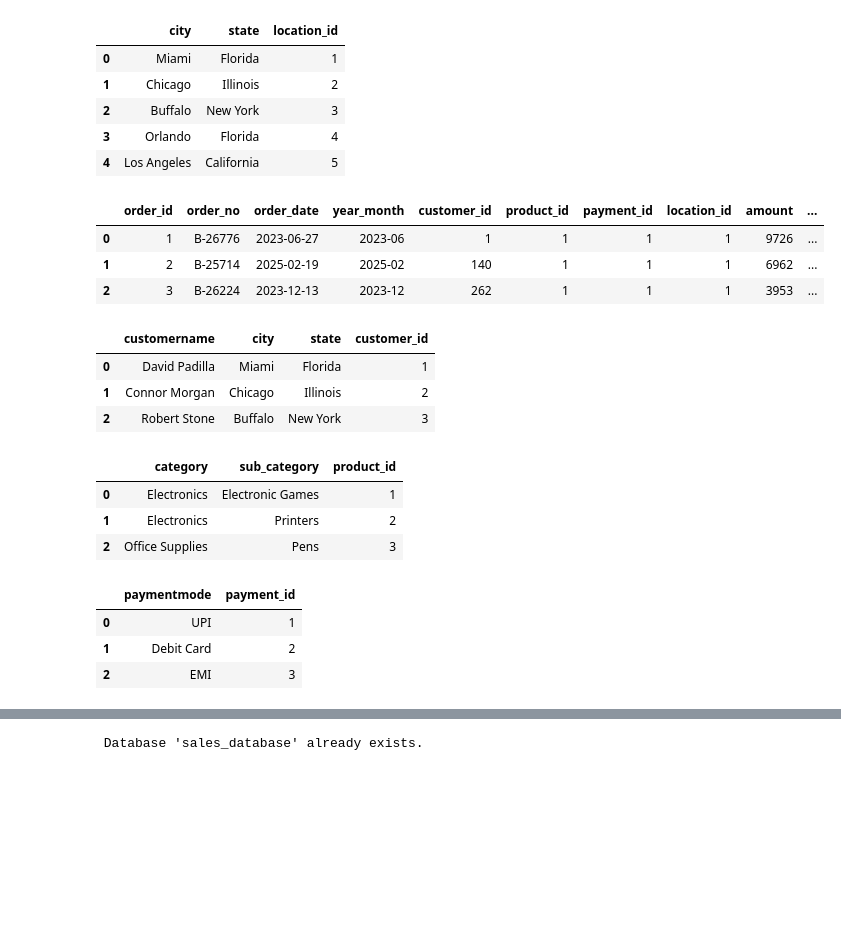
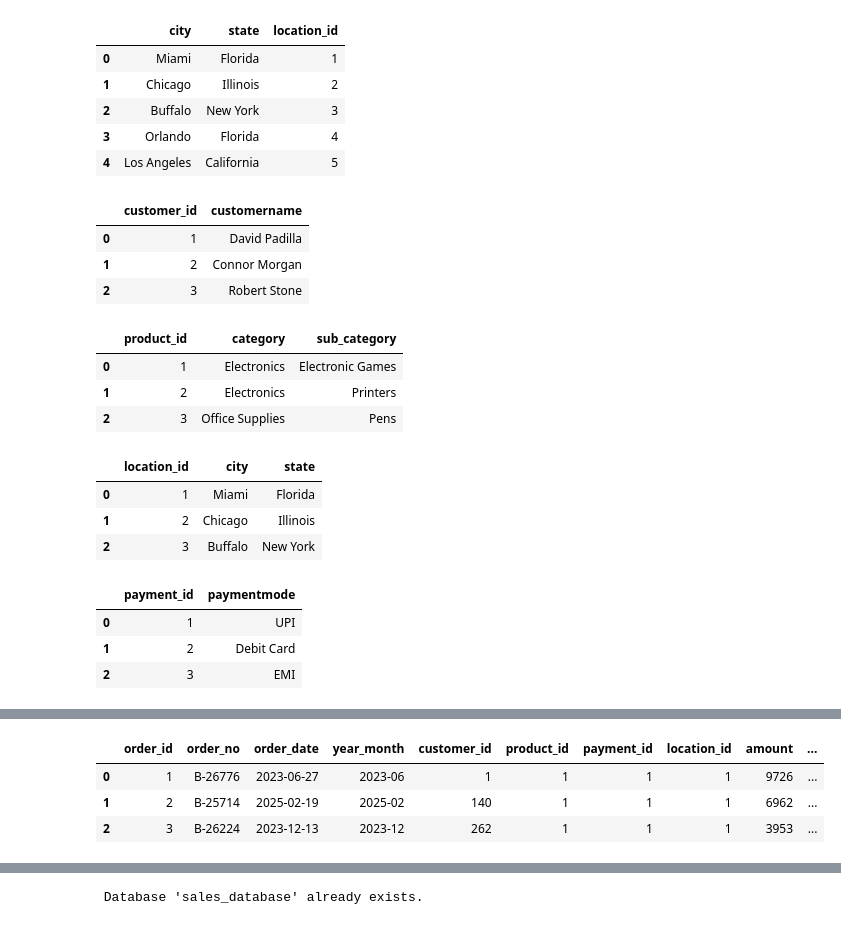
Before and after one commit to instinctdanny/capstoneass, a Jupyter notebook: sales_edr.ipynb, the cells around one changed output, grey strips where cells are left out. Cells and saved outputs as stored; diff of their text form; code cells hidden in the pictures; blank space fills up the shorter version.

```diff
--- a/sales_edr.ipynb
+++ b/sales_edr.ipynb
@@ -222,42 +223,71 @@ location_df.head()
 # %%
 # Merge to build orders sales with foreign keys
 order_df = sales_df.merge(customer_df, on=['customername', 'city', 'state']) \
     .merge(product_df, on=['category', 'sub_category']) \
     .merge(payment_df, on=['paymentmode']) \
     .merge(location_df, on=['city', 'state'])
 
-# Add primary key and surrogate key
+# Add primary key
 order_df = order_df.reset_index(drop=True)
 order_df['order_id'] = range(1, len(order_df) + 1)
-#orders_df['order_id'] = orders_df.index + 1  # PK
-#orders_df['order_sk'] = orders_df['order_id']  # SK (same as PK for now)
+
 
 # Final fact table (OLTP-level)
 order_df = order_df[[
     'order_id',  'order_no', 'order_date', 'year_month',
     'customer_id', 'product_id', 'payment_id', 'location_id',
     'amount', 'profit', 'quantity'
 ]]
 
+# DimCustomer
+dim_customer = customer_df[['customer_id', 'customername']].copy()
+
+# DimProduct
+dim_product = product_df[['product_id', 'category', 'sub_category']].copy()
+
+# DimPayment
+dim_payment = payment_df[['payment_id', 'paymentmode']].copy()
+
+# DimLocation
+dim_location = location_df[['location_id', 'city', 'state']].copy()
+
+# DimDate
+dim_date = order_df[['order_date']].drop_duplicates().reset_index(drop=True)
+dim_date['date_id'] = dim_date.index + 1
+dim_date['day'] = dim_date['order_date'].dt.day
+dim_date['month'] = dim_date['order_date'].dt.month
+dim_date['quarter'] = dim_date['order_date'].dt.quarter
+dim_date['year'] = dim_date['order_date'].dt.year
+dim_date['day_of_week'] = dim_date['order_date'].dt.day_name()
+
+# FactSales table
+fact_sales = order_df.merge(dim_date, on='order_date', how='left')
+fact_sales = fact_sales[[
+    'order_id', 'customer_id', 'product_id', 'payment_id', 'location_id',
+    'date_id', 'quantity', 'amount', 'profit'
+]]
+
+display(dim_customer.head(3))
+display(dim_product.head(3))
+display(dim_location.head(3))
+display(dim_payment.head(3))
+display(dim_date.head(3))
 display(order_df.head(3))
-display(customer_df.head(3))
-display(product_df.head(3))
-display(payment_df.head(3))
-display(location_df.head(3))
+display(fact_sales.head(3))
 # %% [output]
-|  | order_id | order_no | order_date | year_month | customer_id | product_id | payment_id | location_id | amount | ... |
-| 0 | 1 | B-26776 | 2023-06-27 | 2023-06 | 1 | 1 | 1 | 1 | 9726 | ... |
-| 1 | 2 | B-25714 | 2025-02-19 | 2025-02 | 140 | 1 | 1 | 1 | 6962 | ... |
-| 2 | 3 | B-26224 | 2023-12-13 | 2023-12 | 262 | 1 | 1 | 1 | 3953 | ... |
+|  | customer_id | customername |
+| 0 | 1 | David Padilla |
+| 1 | 2 | Connor Morgan |
+| 2 | 3 | Robert Stone |
-|  | customername | city | state | customer_id |
-| 0 | David Padilla | Miami | Florida | 1 |
-| 1 | Connor Morgan | Chicago | Illinois | 2 |
-| 2 | Robert Stone | Buffalo | New York | 3 |
+|  | product_id | category | sub_category |
+| 0 | 1 | Electronics | Electronic Games |
+| 1 | 2 | Electronics | Printers |
+| 2 | 3 | Office Supplies | Pens |
-|  | category | sub_category | product_id |
-| 0 | Electronics | Electronic Games | 1 |
-| 1 | Electronics | Printers | 2 |
-| 2 | Office Supplies | Pens | 3 |
+|  | location_id | city | state |
+| 0 | 1 | Miami | Florida |
+| 1 | 2 | Chicago | Illinois |
+| 2 | 3 | Buffalo | New York |
-|  | paymentmode | payment_id |
-| 0 | UPI | 1 |
-| 1 | Debit Card | 2 |
-| 2 | EMI | 3 |
+|  | payment_id | paymentmode |
+| 0 | 1 | UPI |
+| 1 | 2 | Debit Card |
+| 2 | 3 | EMI |
@@ -267,0 +298,4 @@ display(location_df.head(3))
+|  | order_id | order_no | order_date | year_month | customer_id | product_id | payment_id | location_id | amount | ... |
+| 0 | 1 | B-26776 | 2023-06-27 | 2023-06 | 1 | 1 | 1 | 1 | 9726 | ... |
+| 1 | 2 | B-25714 | 2025-02-19 | 2025-02 | 140 | 1 | 1 | 1 | 6962 | ... |
+| 2 | 3 | B-26224 | 2023-12-13 | 2023-12 | 262 | 1 | 1 | 1 | 3953 | ... |
```
Also changed, not shown: parts of 10 cells of this notebook, 10 other files.
